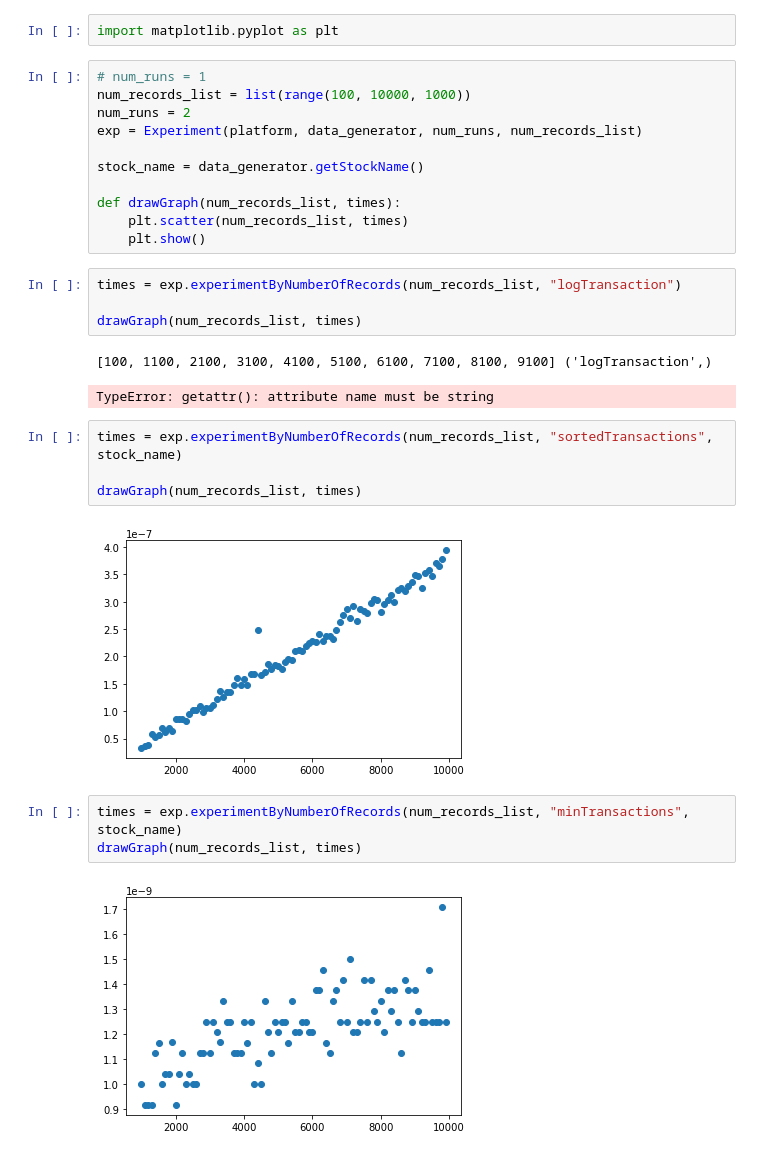
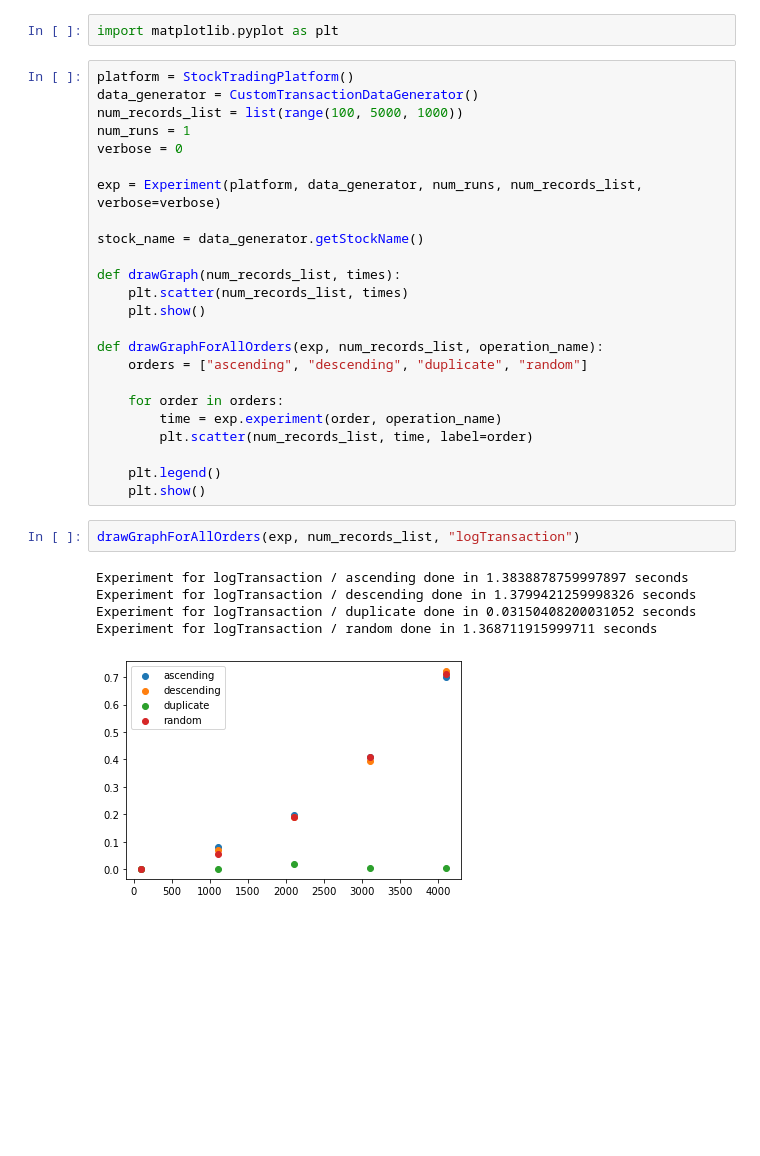
Before and after one commit to ConradKhakhria/COMP0005-Coursework, a Jupyter notebook: StockTrading.ipynb, the cells around one changed output. Drawn from its saved outputs; the diff is of its cells as text; blank space fills up the shorter version.

Commit message:
almost done

```diff
--- a/StockTrading.ipynb
+++ b/StockTrading.ipynb
@@ -725,31 +700,34 @@ Examples of transactions: ['NatWest Group', 51.89, 96, '01/01/2022 01:00:00'] ['
 # %%
 import matplotlib.pyplot as plt
 # %%
-# num_runs = 1
-num_records_list = list(range(100, 10000, 1000))
-num_runs = 2
-exp = Experiment(platform, data_generator, num_runs, num_records_list)
+platform = StockTradingPlatform()
+data_generator = CustomTransactionDataGenerator()
+num_records_list = list(range(100, 5000, 1000))
+num_runs = 1
+verbose = 0
+
+exp = Experiment(platform, data_generator, num_runs, num_records_list, verbose=verbose)
 
 stock_name = data_generator.getStockName()
 
 def drawGraph(num_records_list, times):
     plt.scatter(num_records_list, times)
     plt.show()
+
+def drawGraphForAllOrders(exp, num_records_list, operation_name):
+    orders = ["ascending", "descending", "duplicate", "random"]
+
+    for order in orders:
+        time = exp.experiment(order, operation_name)
+        plt.scatter(num_records_list, time, label=order)
+
+    plt.legend()
+    plt.show()
 # %%
-times = exp.experimentByNumberOfRecords(num_records_list, "logTransaction")
-
-drawGraph(num_records_list, times)
+drawGraphForAllOrders(exp, num_records_list, "logTransaction")
 # %% [output]
-[100, 1100, 2100, 3100, 4100, 5100, 6100, 7100, 8100, 9100] ('logTransaction',)
+Experiment for logTransaction / ascending done in 1.3838878759997897 seconds
+Experiment for logTransaction / descending done in 1.3799421259998326 seconds
+Experiment for logTransaction / duplicate done in 0.03150408200031052 seconds
+Experiment for logTransaction / random done in 1.368711915999711 seconds
-TypeError: getattr(): attribute name must be string
+[figure, added]
-# %%
-times = exp.experimentByNumberOfRecords(num_records_list, "sortedTransactions", stock_name)
-
-drawGraph(num_records_list, times)
-# %% [output]
-[figure, removed]
-# %%
-times = exp.experimentByNumberOfRecords(num_records_list, "minTransactions", stock_name)
-drawGraph(num_records_list, times)
-# %% [output]
-[figure, removed]
```
Also changed, not shown: parts of 6 cells of this notebook.
